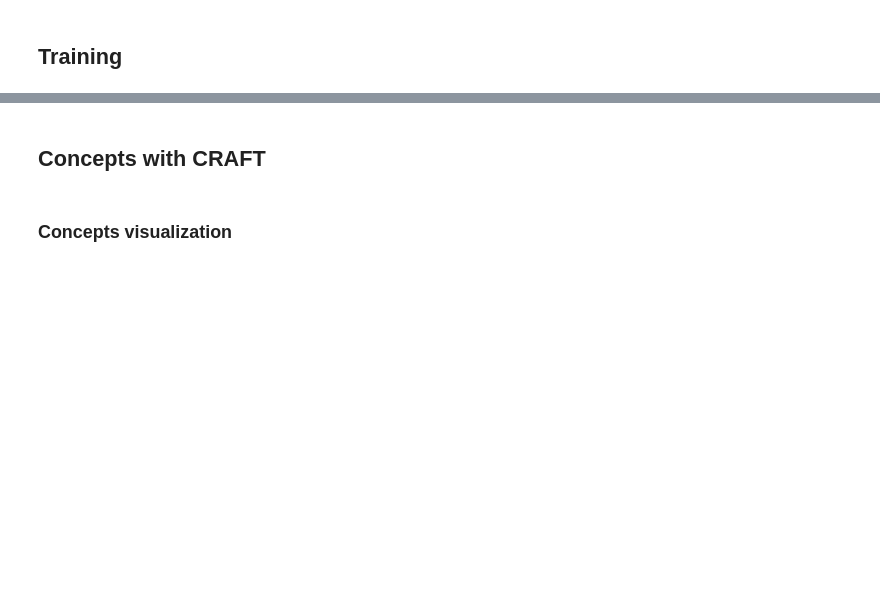
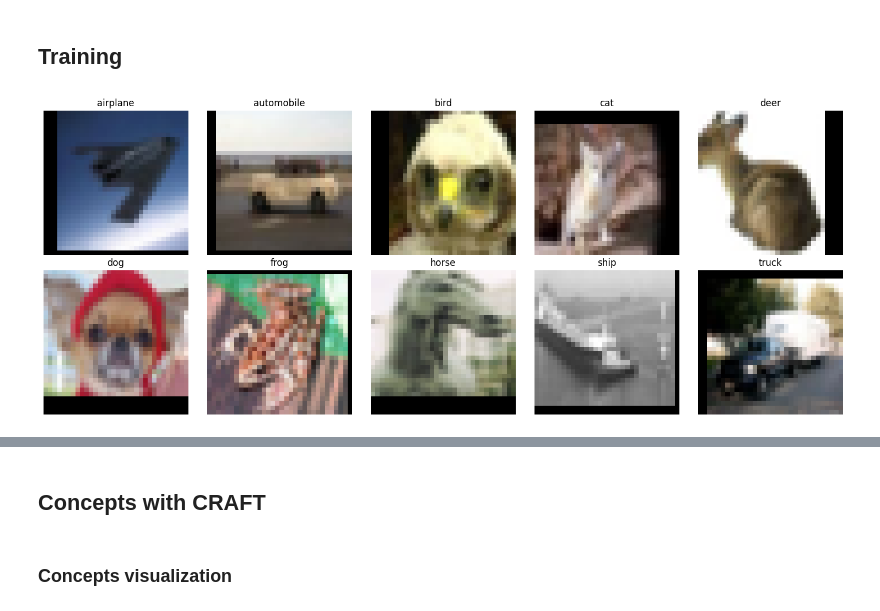
Before and after one commit to maegonz/Adversarial-Study, a Jupyter notebook: main.ipynb, the cells around one changed output, grey strips where cells are left out. Cells and saved outputs as stored; diff of their text form; code cells hidden in the pictures; blank space fills up the shorter version.

Commit message:
Adversarial plot

```diff
--- a/main.ipynb
+++ b/main.ipynb
@@ -26,19 +52,7 @@ model.to(device=DEVICE)
 # %% [markdown]
 ## Training
 # %%
-train_ld, test_ld = dataloader('CIFAR10', 100, True)
-
+train_ld, test_ld, val_ld = dataloader('CIFAR10', 128, True, 0.2, augment=True)
 classes_name = ['airplane', 'automobile', 'bird', 'cat', 'deer',
                 'dog', 'frog', 'horse', 'ship', 'truck']
-
-training(model=model,
-        train_set=train_ld,
-        criterion=CRITERION,
-        optimizer=OPTIMIZER,
-        device=DEVICE,
-        epochs=10)
-
-evaluating(model=model,
-           data_set=test_ld,
-           criterion=CRITERION,
-           device=DEVICE)
+img_by_cl = {name: separation(test_ld, i) for i, name in enumerate(classes_name)}
@@ -46,0 +59,22 @@ img_by_cl = {name: separation(test_ld, i) for i, name in enumerate(classes_name)
+# %%
+# Prepare images
+fig, axes = plt.subplots(2, 5, figsize=(15, 6))
+axes = axes.ravel()
+
+for i, name in enumerate(classes_name):
+    # Get one image from each class
+    img_test = img_by_cl[name][14]
+
+    # Normalize and transpose
+    img_test = img_test * 0.5 + 0.5
+    img_test = img_test.permute(1, 2, 0).cpu().numpy()
+
+    # Plot the image
+    axes[i].imshow(img_test)
+    axes[i].set_title(name)
+    axes[i].axis('off')
+
+plt.tight_layout()
+plt.show()
+# %% [output]
+[figure, added]
```
Also changed, not shown: parts of 16 cells of this notebook.
